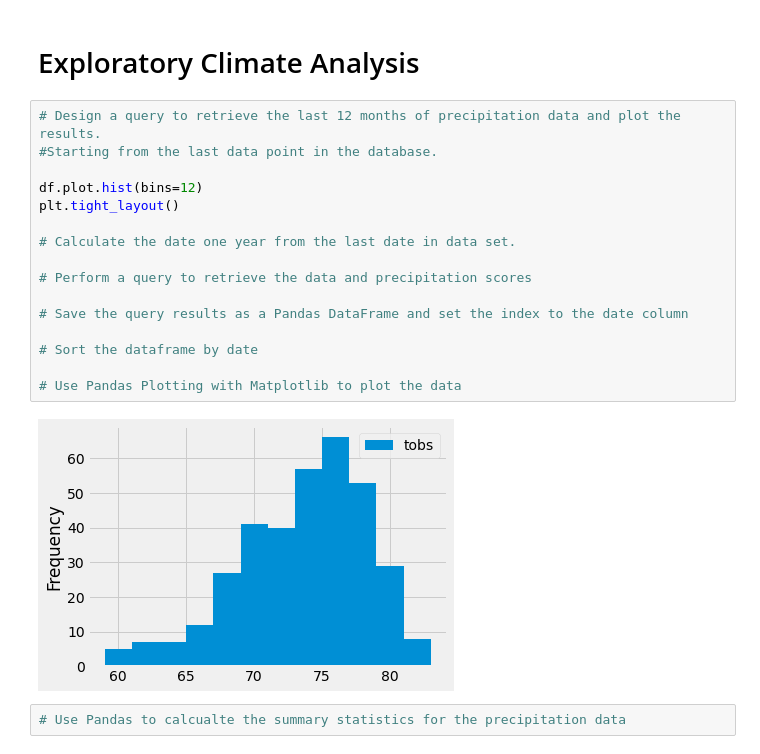
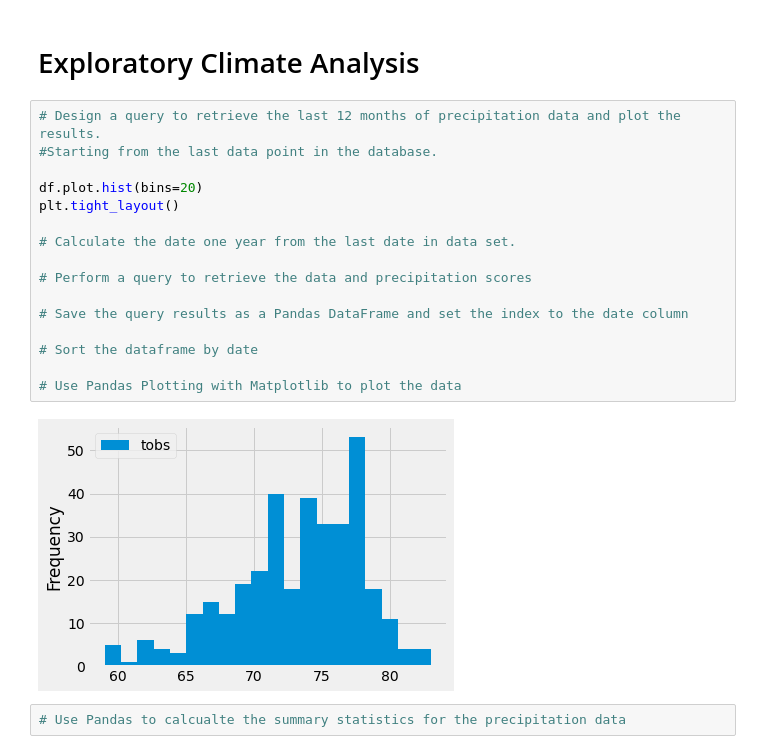
Before and after one commit to MasterMark2021/Surfing-and-Weather-Analysis, a Jupyter notebook: Climate_Analysis.ipynb, the cells around one changed output. Saved outputs shown, nothing was run; the diff lists cells and outputs as text.

```diff
--- a/Climate_Analysis.ipynb
+++ b/Climate_Analysis.ipynb
@@ -191,21 +191,21 @@ print (df)
 # %%
 # Design a query to retrieve the last 12 months of precipitation data and plot the results.
 #Starting from the last data point in the database.
 
-df.plot.hist(bins=12)
+df.plot.hist(bins=20)
 plt.tight_layout()
 
 # Calculate the date one year from the last date in data set.
 
 # Perform a query to retrieve the data and precipitation scores
 
 # Save the query results as a Pandas DataFrame and set the index to the date column
 
 # Sort the dataframe by date
 
 # Use Pandas Plotting with Matplotlib to plot the data
 # %% [output]
-[figure, old version]
+[figure, new version]
 # %%
 # Use Pandas to calcualte the summary statistics for the precipitation data
 # %%
```
Also changed, not shown: 1 other file.
